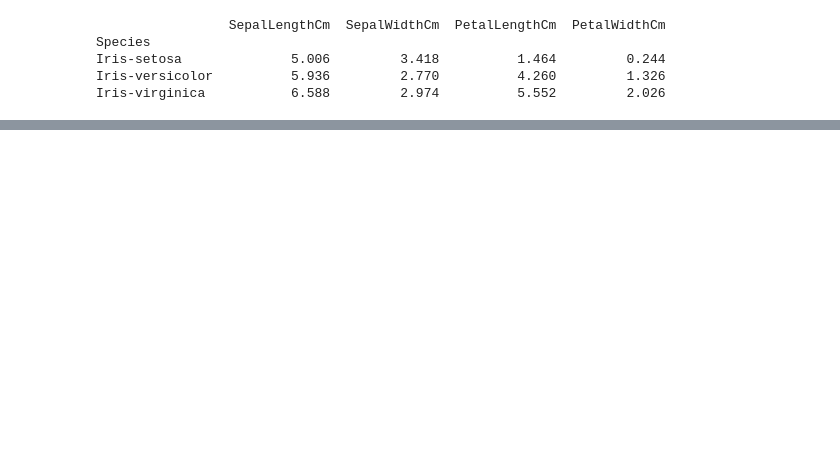
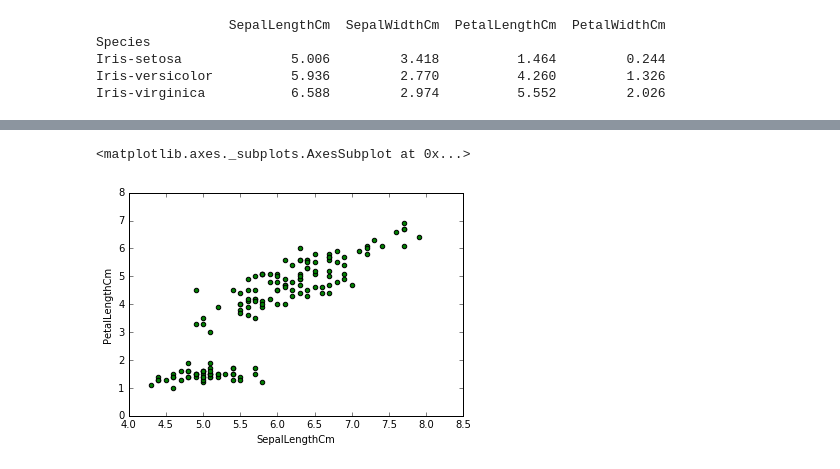
Before and after one commit to TanushreeNaik/IrisProject, a Jupyter notebook: Iris.ipynb, the cells around one changed output, grey strips where cells are left out. Saved outputs shown, nothing was run; the diff lists cells and outputs as text; code cells hidden in the pictures; blank space fills up the shorter version.

```diff
--- a/Iris.ipynb
+++ b/Iris.ipynb
@@ -51,0 +78,6 @@ TypeError: bad operand type for unary -: 'str'
+# %%
+# plotting sepal length vs petal length
+iris.plot.scatter(x = "SepalLengthCm", y = "PetalLengthCm", color = "green")
+# %% [output]
+<matplotlib.axes._subplots.AxesSubplot at 0x...>
+[figure, added]
```
Also changed, not shown: parts of 9 cells of this notebook, 1 other file.
